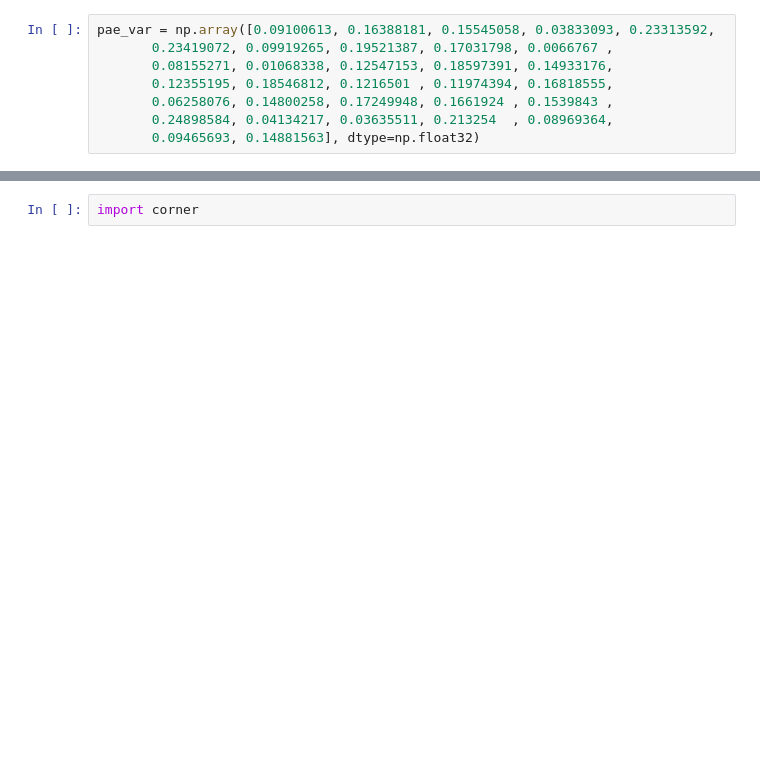
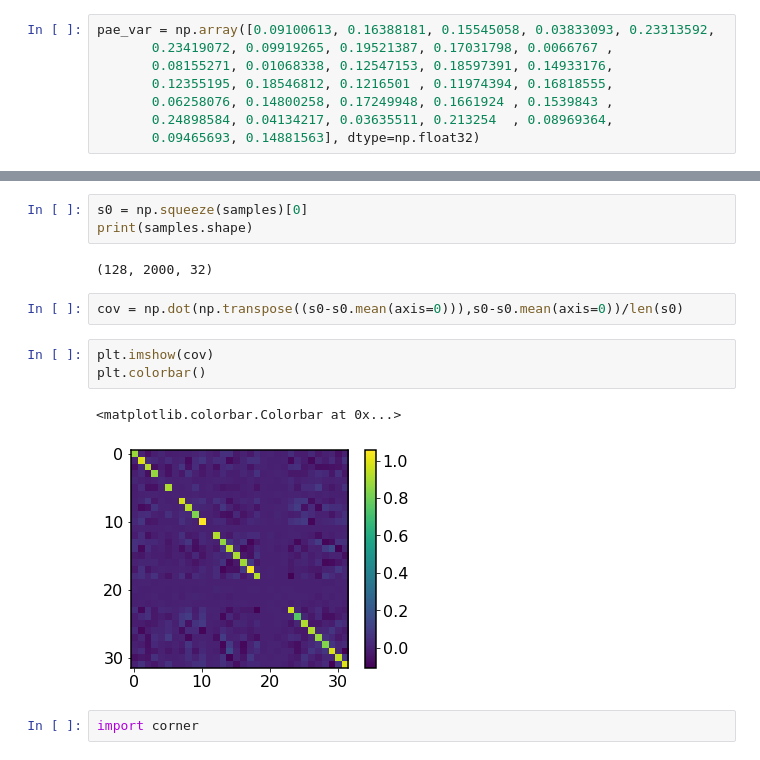
Before and after one commit to VMBoehm/PAE, a Jupyter notebook: notebooks/tf2/FMNIST_sampler-VAE.ipynb, the cells around one changed output, grey strips where cells are left out. Drawn from its saved outputs; the diff is of its cells as text; blank space fills up the shorter version.

```diff
--- a/notebooks/tf2/FMNIST_sampler-VAE.ipynb
+++ b/notebooks/tf2/FMNIST_sampler-VAE.ipynb
@@ -356,3 +310,16 @@ for jj in range(4):
+# %%
+s0 = np.squeeze(samples)[0]
+print(samples.shape)
+# %% [output]
+(128, 2000, 32)
+# %%
+cov = np.dot(np.transpose((s0-s0.mean(axis=0))),s0-s0.mean(axis=0))/len(s0)
+# %%
+plt.imshow(cov)
+plt.colorbar()
+# %% [output]
+<matplotlib.colorbar.Colorbar at 0x...>
+[figure, added]
 # %%
 import corner
 # %%
```
Also changed, not shown: parts of 17 cells of this notebook, 3 other files.
